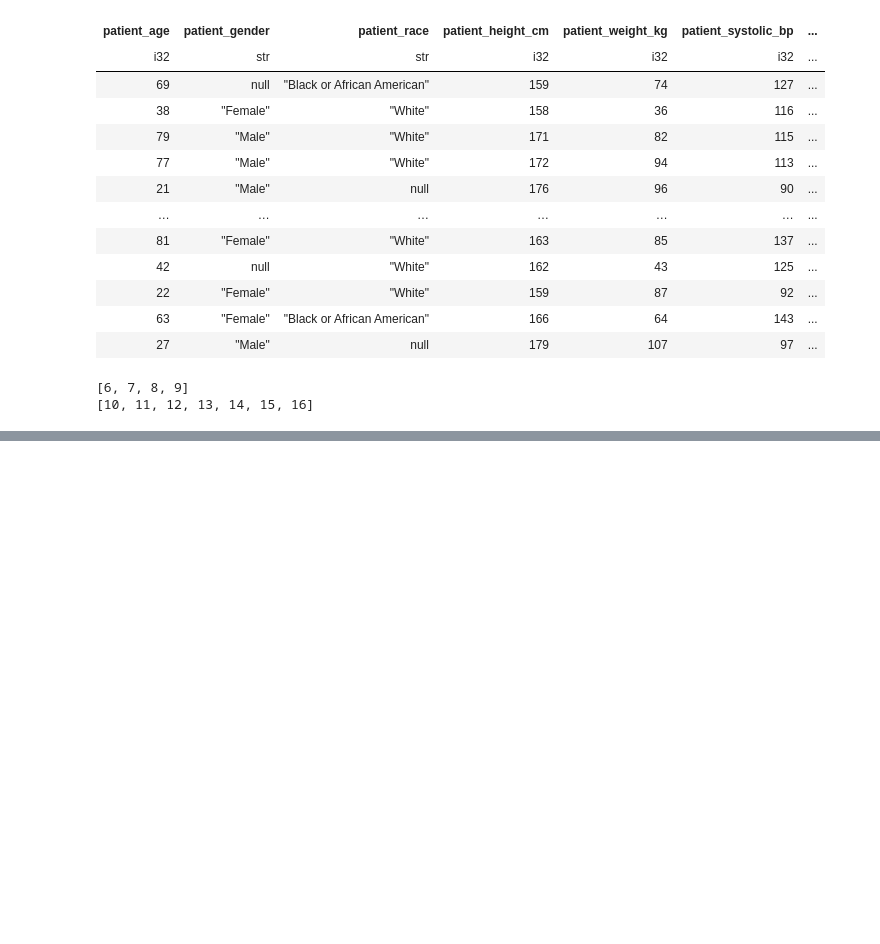
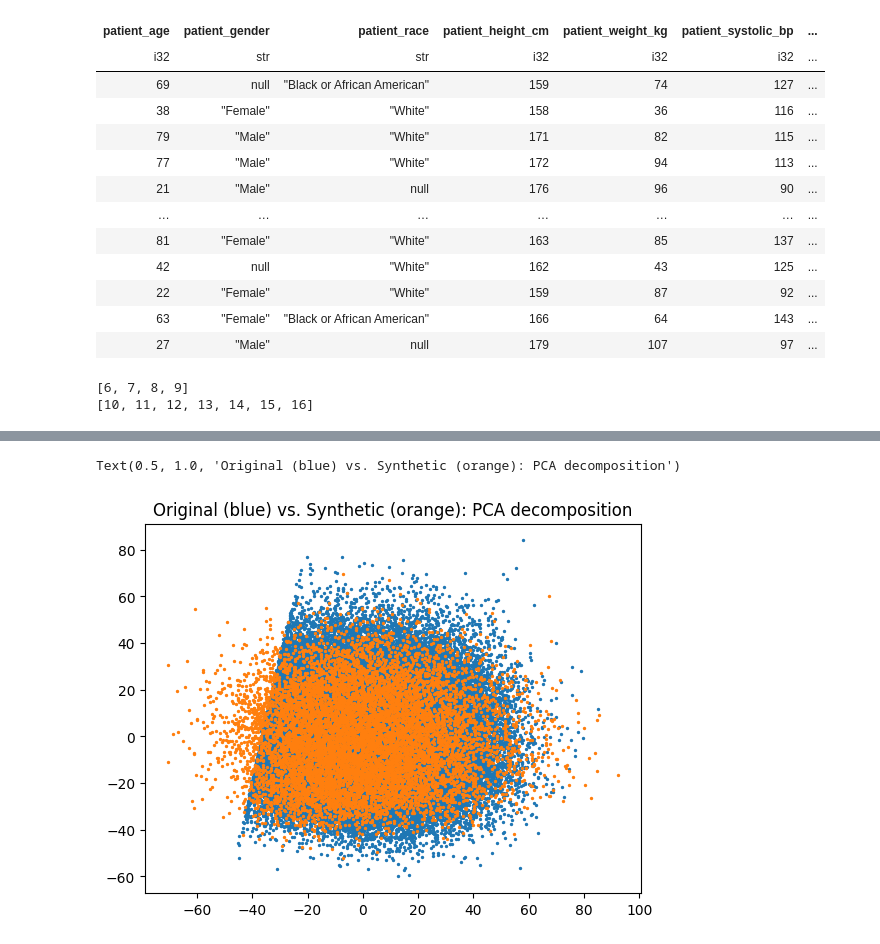
Before and after one commit to tjurjevich/synthetic_patient_generation, a Jupyter notebook: notebooks/testing.ipynb, the cells around one changed output, grey strips where cells are left out. Saved outputs shown, nothing was run; the diff lists cells and outputs as text; code cells hidden in the pictures; blank space fills up the shorter version.

```diff
--- a/notebooks/testing.ipynb
+++ b/notebooks/testing.ipynb
@@ -129,0 +154,40 @@ for field in cat_fields:
+# %%
+height_range = (min(original_data.select('patient_height_cm').min().item(), new_data.select('patient_height_cm').min().item()), max(original_data.select('patient_height_cm').max().item(), new_data.select('patient_height_cm').max().item()))
+weight_range = (min(original_data.select('patient_weight_kg').min().item(), new_data.select('patient_weight_kg').min().item()), max(original_data.select('patient_weight_kg').max().item(), new_data.select('patient_weight_kg').max().item()))
+systolic_range = (min(original_data.select('patient_systolic_bp').min().item(), new_data.select('patient_systolic_bp').min().item()), max(original_data.select('patient_systolic_bp').max().item(), new_data.select('patient_systolic_bp').max().item()))
+diastolic_range = (min(original_data.select('patient_diastolic_bp').min().item(), new_data.select('patient_diastolic_bp').min().item()), max(original_data.select('patient_diastolic_bp').max().item(), new_data.select('patient_diastolic_bp').max().item()))
+hr_range = (min(original_data.select('patient_heart_rate').min().item(), new_data.select('patient_heart_rate').min().item()), max(original_data.select('patient_heart_rate').max().item(), new_data.select('patient_heart_rate').max().item()))
+discrete_categories = [
+    ["White","Black or African American","Asian","American Indian or Alaska Native","Native Hawaiian or Pacific Islander","Other Race","Unknown"],
+    ["Male","Female","Other","Unknown"]
+]
+
+def encode_data(data: pl.DataFrame, height_range = height_range, weight_range = weight_range, systolic_range = systolic_range, diastolic_range = diastolic_range, hr_range = hr_range, discrete_categories = discrete_categories):
+    categorical_data = data.select(['patient_race','patient_gender'])
+    # numeric_data = data.select(['patient_height_cm','patient_weight_kg','patient_systolic_bp','patient_diastolic_bp','patient_heart_rate'])
+
+    # categorical data
+    cat = OneHotEncoder(categories=discrete_categories, handle_unknown='ignore', sparse_output = False).fit_transform(categorical_data)
+    # numeric data; split by field to apply custom mins/maxs
+    num1 = MinMaxScaler(feature_range=height_range).fit_transform(data.select("patient_height_cm"))
+    num2 = MinMaxScaler(feature_range=weight_range).fit_transform(data.select("patient_weight_kg"))
+    num3 = MinMaxScaler(feature_range=systolic_range).fit_transform(data.select("patient_systolic_bp"))
+    num4 = MinMaxScaler(feature_range=diastolic_range).fit_transform(data.select("patient_diastolic_bp"))
+    num5 = MinMaxScaler(feature_range=hr_range).fit_transform(data.select("patient_heart_rate"))
+    num = np.hstack((num1,num2,num3,num4,num5))
+    return np.hstack((cat, num))
+# %%
+encoded_original_data = encode_data(data = original_data)
+encoded_new_data = encode_data(data = new_data)
+
+compressed_original = PCA(n_components = 2).fit_transform(encoded_original_data)
+compressed_new = PCA(n_components=2).fit_transform(encoded_new_data)
+# %%
+import matplotlib.pyplot as plt
+
+plt.scatter(compressed_original[:,0], compressed_original[:,1], s = 2);
+plt.scatter(compressed_new[:,0], compressed_new[:,1], s = 2);
+plt.title("Original (blue) vs. Synthetic (orange): PCA decomposition")
+# %% [output]
+Text(0.5, 1.0, 'Original (blue) vs. Synthetic (orange): PCA decomposition')
+[figure, added]
```
Also changed, not shown: parts of 3 cells of this notebook.
